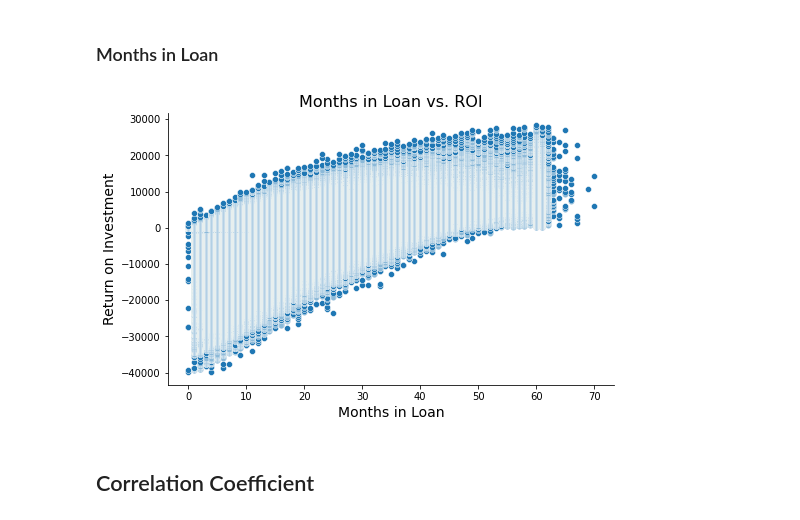
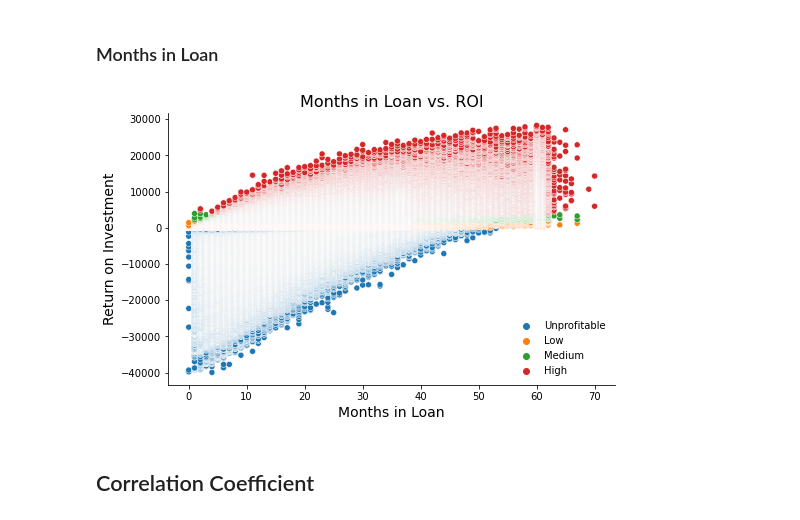
Before and after one commit to nphan20181/csce5380_project, a Jupyter notebook: exploratory_data_analysis.ipynb, the cells around one changed output. Cells and saved outputs as stored; diff of their text form; code cells hidden in the pictures.

Commit message:
Perform code cleanup
Include Loan Returns as hue to Months in Loan vs. ROI plot

```diff
--- a/exploratory_data_analysis.ipynb
+++ b/exploratory_data_analysis.ipynb
@@ -145,19 +145,20 @@ for i, attr in enumerate(cat_attrs):
 # %%
 # setting the dimensions of the plot
 fig, ax = plt.subplots(figsize=(8, 5))
 
-sns.scatterplot(x='months_in_loan', y='roi', data=data)
+sns.scatterplot(x='months_in_loan', y='roi', data=data, hue='loan_return')
 
 # hide the right and top spines
 ax.spines['right'].set_visible(False)
 ax.spines['top'].set_visible(False)
 
+plt.legend(frameon=False, loc='lower right')
 plt.title('Months in Loan vs. ROI', fontsize=16)
 plt.xlabel('Months in Loan', fontsize=14)
 plt.ylabel('Return on Investment', fontsize=14)
 plt.show()
 # %% [output]
-[figure, old version]
+[figure, new version]
 # %% [markdown]
 ## Correlation Coefficient
 # %%
```
Also changed, not shown: parts of 2 cells of this notebook, 2 other files.
